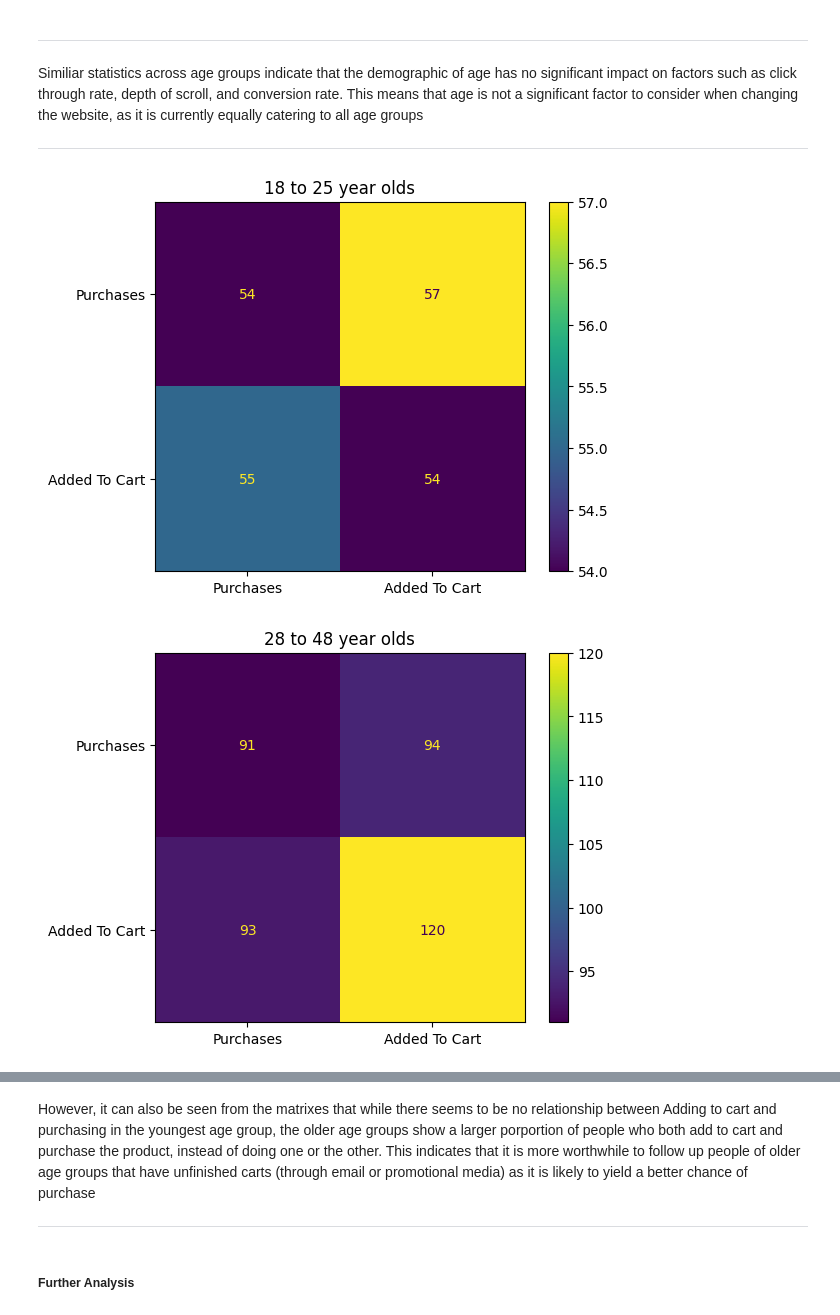
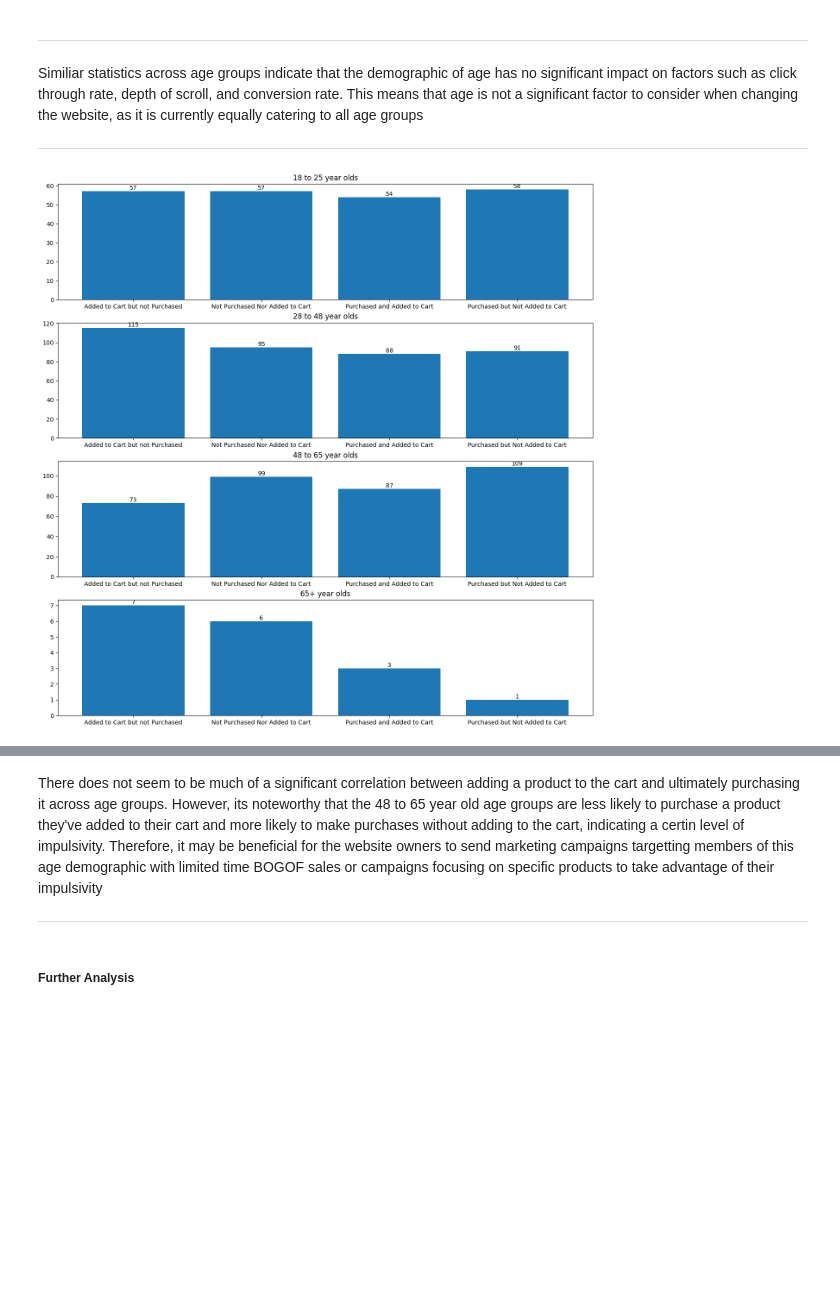
Before and after one commit to PhrogOfTheDay/WebsiteStatisticsAnalysis, a Jupyter notebook: Retention Analysis.ipynb, the cells around one changed output, grey strips where cells are left out. Saved outputs shown, nothing was run; the diff lists cells and outputs as text; code cells hidden in the pictures; blank space fills up the shorter version.

```diff
--- a/Retention Analysis.ipynb
+++ b/Retention Analysis.ipynb
@@ -34,6 +39,11 @@ df.describe()
 | 50% | 0.253715 | 0.252823 | 0.514049 | 51.130712 | 42.000000 | 931.000000 |
 | 75% | 0.370674 | 0.373040 | 0.648557 | 64.666258 | 54.000000 | 1375.250000 |
 | max | 0.499989 | 0.498916 | 0.799658 | 79.997108 | 65.000000 | 1797.000000 |
+# %%
+df = pd.concat((df, pd.get_dummies(df['Location'], drop_first=True)), axis=1)
+# %%
+df['Purchases'] = df['Purchases'].apply(lambda x: True if x=='Yes' else False)
+df['Added_to_Cart'] = df['Added_to_Cart'].apply(lambda x: True if x=='Yes' else False)
 # %% [markdown]
 <p>There are non null values, and the data description indicates that outliers are rare or non existant. This is supported by the fact that the max values are all roughly within 2 standard deviations of the mean. Therefore, no further data preprocessing needs to be done </p>
 # %% [markdown]
@@ -77,13 +87,36 @@ age_df[age_df.Age==labels_list[2]].iloc[:,0:5].describe(),age_df[age_df.Age==lab
 <p>Similiar statistics across age groups indicate that the demographic of age has no significant impact on factors such as click through rate, depth of scroll, and conversion rate. This means that age is not a significant factor to consider when changing the website, as it is currently equally catering to all age groups</p>
 <hr>
 # %%
-for count, label in enumerate(labels_list):
-    per_age_cat_df = age_df[age_df['Age'] == label]
-    matrix = ConfusionMatrixDisplay(confusion_matrix(per_age_cat_df['Purchases'], per_age_cat_df['Added_to_Cart']), display_labels=['Purchases','Added To Cart']).plot()
-    matrix.ax_.set_xlabel('')
-    matrix.ax_.set_ylabel('')
+fig, axes = plt.subplots(4,1, figsize=(16,16))
+age_cat_df = df.copy(deep=True)
+graph_labels = ['18 to 25 year olds', '28 to 48 year olds','48 to 65 year olds','65+ year olds']
+def evaluate_purchases_and_cart(row):
+        if row['Purchases'] and row['Added_to_Cart']:
+            return "Purchased and Added to Cart"
+        elif row['Purchases'] and not row['Added_to_Cart']:
+            return "Purchased but Not Added to Cart"
+        elif not row['Purchases'] and row['Added_to_Cart']:
+            return "Added to Cart but not Purchased"
+        else:
+            return "Not Purchased Nor Added to Cart"
+x_labels_order = ['Added to Cart but not Purchased', 'Purchased and Added to Cart',
+       'Purchased but Not Added to Cart',
+       'Not Purchased Nor Added to Cart']
+age_cat_df['purchase_cart_category'] = age_cat_df.apply(evaluate_purchases_and_cart, axis=1)
+for count, range_num in enumerate(bins):
 
-    plt.title(label)
+    per_age_cat_df = None;
+    if count==len(bins)-1:
+        per_age_cat_df = age_cat_df[age_cat_df['Age']>=range_num]
+    else:
+        per_age_cat_df = age_cat_df[(age_cat_df['Age']>=range_num) & (age_cat_df['Age']<bins[count+1])]
+
+    x_labels = per_age_cat_df['purchase_cart_category'].unique()
+    x_labels = np.sort(x_labels)
+    y_labels = per_age_cat_df['purchase_cart_category'].value_counts(sort=False).values
+
+    bars = axes[count].bar(x_labels, y_labels)
+    axes[count].bar_label(bars)
+    axes[count].set_title(graph_labels[count])
 # %% [output]
-[figure, old version]
+[figure, new version]
-[figure, removed]
@@ -91,6 +123,5 @@ for count, label in enumerate(labels_list):
 # %% [markdown]
-<p>However, it can also be seen from the matrixes that while there seems to be no relationship
-between Adding to cart and purchasing in the youngest age group, the older age groups show a larger porportion of people who both add to cart and purchase the product, instead of doing one or the other. This indicates that it is more worthwhile to follow up people of older age groups that have unfinished carts (through email or promotional media) as it is likely to yield a better chance of purchase</p>
+<p>There does not seem to be much of a significant correlation between adding a product to the cart and ultimately purchasing it across age groups. However, its noteworthy that the 48 to 65 year old age groups are less likely to purchase a product they've added to their cart and more likely to make purchases without adding to the cart, indicating a certin level of impulsivity. Therefore, it may be beneficial for the website owners to send marketing campaigns targetting members of this age demographic with limited time BOGOF sales or campaigns focusing on specific products to take advantage of their impulsivity</p>
 <hr>
 # %% [markdown]
 <h5>Further Analysis</h5>
```
Also changed, not shown: parts of 37 cells of this notebook.
